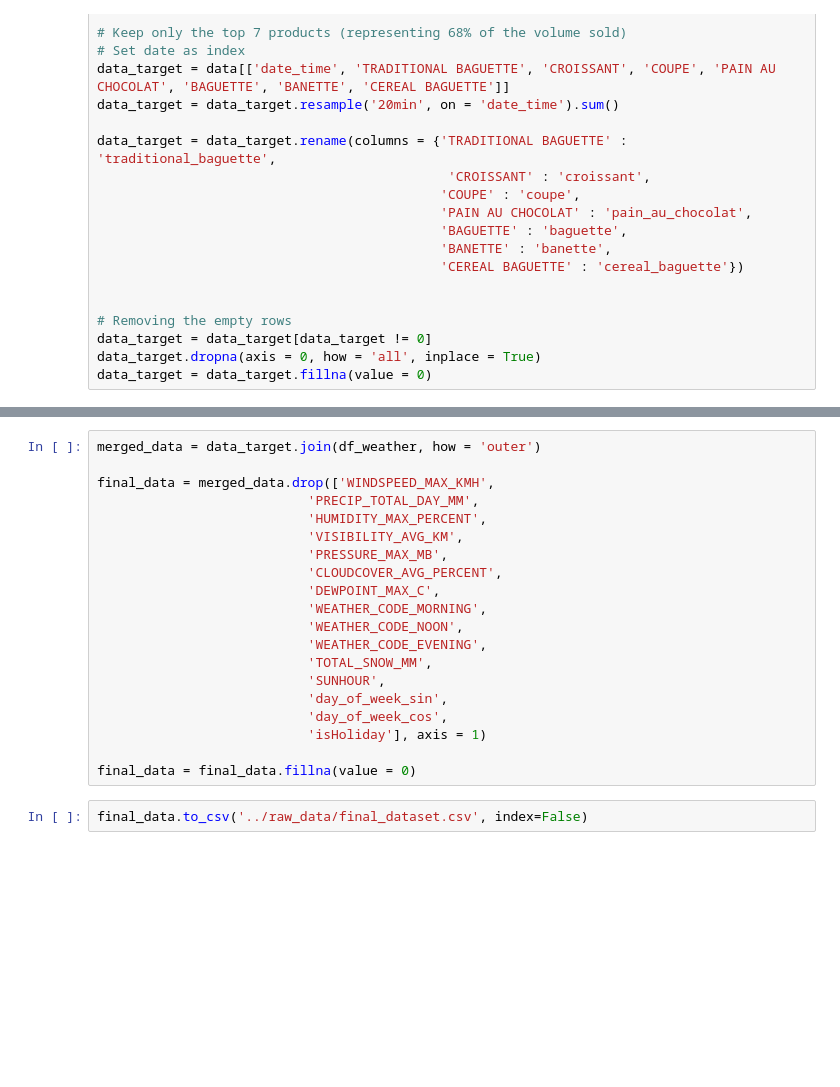
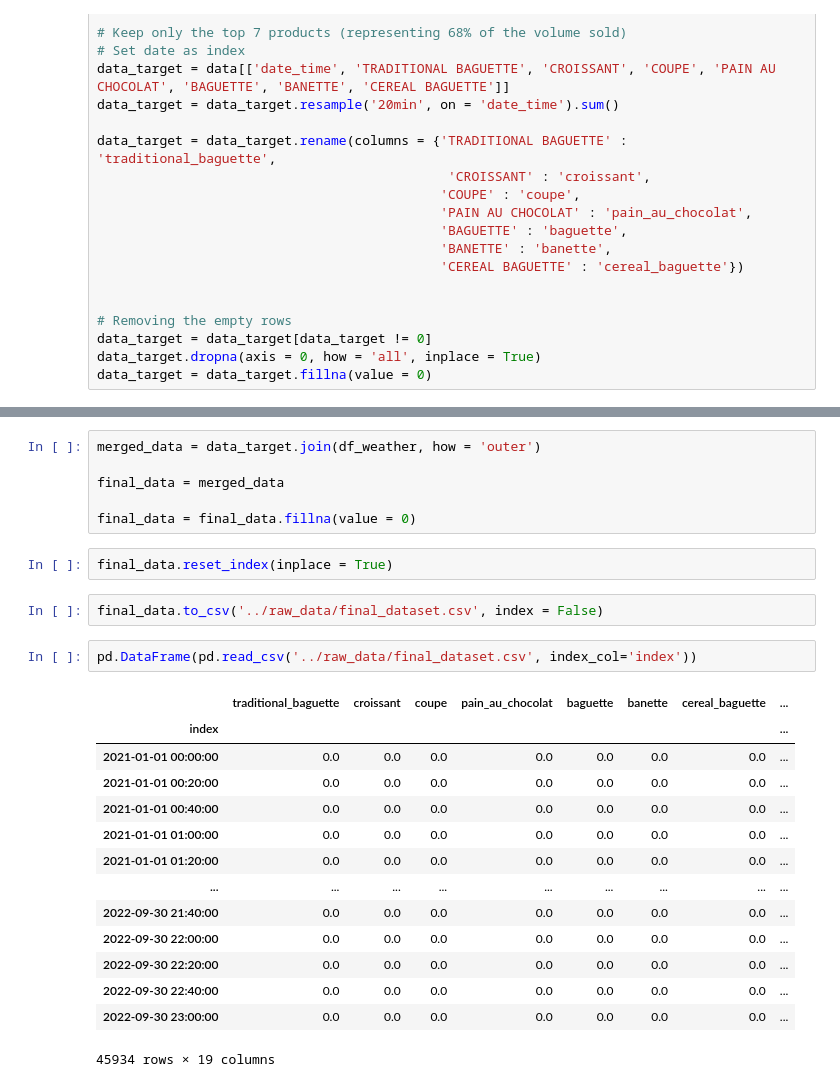
Before and after one commit to Alex5xelA/Bakery_sales_forecast, a Jupyter notebook: notebooks/final_merged_dataset.ipynb, the cells around one changed output, grey strips where cells are left out. Cells and saved outputs as stored; diff of their text form; blank space fills up the shorter version.

Commit message:
Final dataset done (for real this time)

```diff
--- a/notebooks/final_merged_dataset.ipynb
+++ b/notebooks/final_merged_dataset.ipynb
@@ -168,22 +141,27 @@ df_weather.head()
 # %%
 merged_data = data_target.join(df_weather, how = 'outer')
 
-final_data = merged_data.drop(['WINDSPEED_MAX_KMH',
-                           'PRECIP_TOTAL_DAY_MM',
-                           'HUMIDITY_MAX_PERCENT',
-                           'VISIBILITY_AVG_KM',
-                           'PRESSURE_MAX_MB',
-                           'CLOUDCOVER_AVG_PERCENT',
-                           'DEWPOINT_MAX_C',
-                           'WEATHER_CODE_MORNING',
-                           'WEATHER_CODE_NOON',
-                           'WEATHER_CODE_EVENING',
-                           'TOTAL_SNOW_MM',
-                           'SUNHOUR',
-                           'day_of_week_sin',
-                           'day_of_week_cos',
-                           'isHoliday'], axis = 1)
+final_data = merged_data
 
 final_data = final_data.fillna(value = 0)
+# %%
+final_data.reset_index(inplace = True)
 # %%
-final_data.to_csv('../raw_data/final_dataset.csv', index=False)
+final_data.to_csv('../raw_data/final_dataset.csv', index = False)
+# %%
+pd.DataFrame(pd.read_csv('../raw_data/final_dataset.csv', index_col='index'))
+# %% [output]
+|  | traditional_baguette | croissant | coupe | pain_au_chocolat | baguette | banette | cereal_baguette | ... |
+| index |  |  |  |  |  |  |  | ... |
+| 2021-01-01 00:00:00 | 0.0 | 0.0 | 0.0 | 0.0 | 0.0 | 0.0 | 0.0 | ... |
+| 2021-01-01 00:20:00 | 0.0 | 0.0 | 0.0 | 0.0 | 0.0 | 0.0 | 0.0 | ... |
+| 2021-01-01 00:40:00 | 0.0 | 0.0 | 0.0 | 0.0 | 0.0 | 0.0 | 0.0 | ... |
+| 2021-01-01 01:00:00 | 0.0 | 0.0 | 0.0 | 0.0 | 0.0 | 0.0 | 0.0 | ... |
+| 2021-01-01 01:20:00 | 0.0 | 0.0 | 0.0 | 0.0 | 0.0 | 0.0 | 0.0 | ... |
+| ... | ... | ... | ... | ... | ... | ... | ... | ... |
+| 2022-09-30 21:40:00 | 0.0 | 0.0 | 0.0 | 0.0 | 0.0 | 0.0 | 0.0 | ... |
+| 2022-09-30 22:00:00 | 0.0 | 0.0 | 0.0 | 0.0 | 0.0 | 0.0 | 0.0 | ... |
+| 2022-09-30 22:20:00 | 0.0 | 0.0 | 0.0 | 0.0 | 0.0 | 0.0 | 0.0 | ... |
+| 2022-09-30 22:40:00 | 0.0 | 0.0 | 0.0 | 0.0 | 0.0 | 0.0 | 0.0 | ... |
+| 2022-09-30 23:00:00 | 0.0 | 0.0 | 0.0 | 0.0 | 0.0 | 0.0 | 0.0 | ... |
+45934 rows × 19 columns
```
Also changed, not shown: parts of 3 cells of this notebook.
